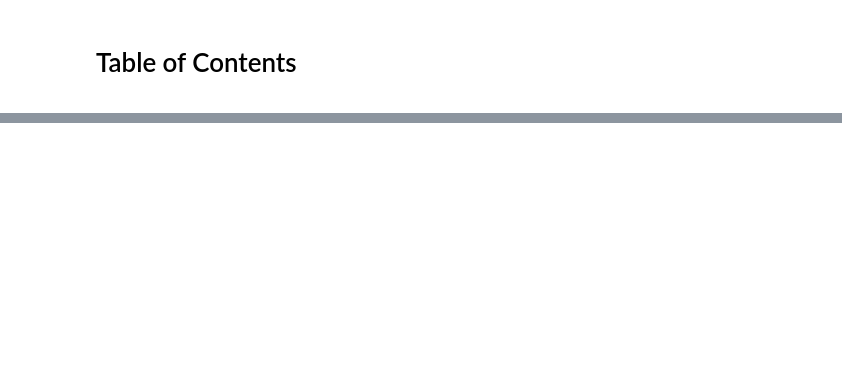
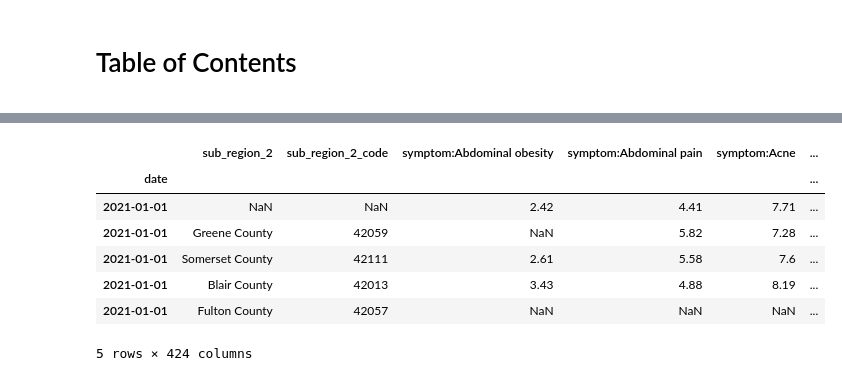
Before and after one commit to sanderlin2013/Predicting-COVID-19-in-Philly, a Jupyter notebook: Untitled.ipynb, the cells around one changed output, grey strips where cells are left out. Cells and saved outputs as stored; diff of their text form; code cells hidden in the pictures; blank space fills up the shorter version.

```diff
--- a/Untitled.ipynb
+++ b/Untitled.ipynb
@@ -299,0 +13,11 @@ dated_public
+# %%
+#bringing in our 4 dataframes
+public_data = pd.read_csv("COVID-19_Aggregate_Cases_Current_Weekly_County_Health.csv")
+#google_data_2020 = pd.read_csv("2020_sub_region_1_daily_2020_US_Pennsylvania_daily_symptoms_dataset.csv",  dtype=str)
+google_data_2021 = pd.read_csv("2021_sub_region_1_daily_2021_US_Pennsylvania_daily_symptoms_dataset(1).csv", dtype=str)
+google_data_2022 = pd.read_csv("2022_sub_region_1_daily_2022_US_Pennsylvania_daily_symptoms_dataset(1).csv", dtype=str)
+# %%
+# consolidating our google data into one dataframe
+google_dataframes = [google_data_2021, google_data_2022]
+google_data = pd.concat(google_dataframes)
+google_data.head()
@@ -299,0 +51,11 @@ dated_public
+# %%
+google_data.head()
+# %% [output]
+|  | sub_region_2 | sub_region_2_code | symptom:Abdominal obesity | symptom:Abdominal pain | symptom:Acne | ... |
+| date |  |  |  |  |  | ... |
+| 2021-01-01 | NaN | NaN | 2.42 | 4.41 | 7.71 | ... |
+| 2021-01-01 | Greene County | 42059 | NaN | 5.82 | 7.28 | ... |
+| 2021-01-01 | Somerset County | 42111 | 2.61 | 5.58 | 7.6 | ... |
+| 2021-01-01 | Blair County | 42013 | 3.43 | 4.88 | 8.19 | ... |
+| 2021-01-01 | Fulton County | 42057 | NaN | NaN | NaN | ... |
+5 rows × 424 columns
```
Also changed, not shown: parts of 62 cells of this notebook, 1 other file.
